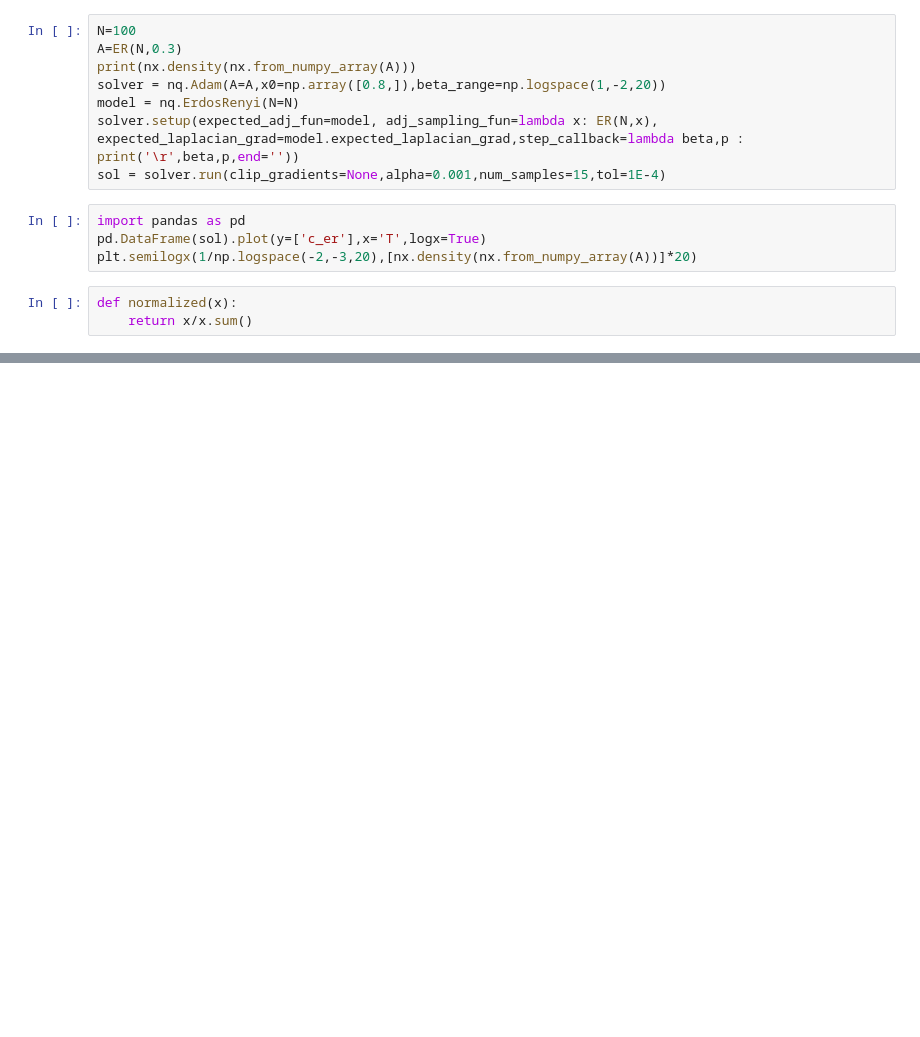
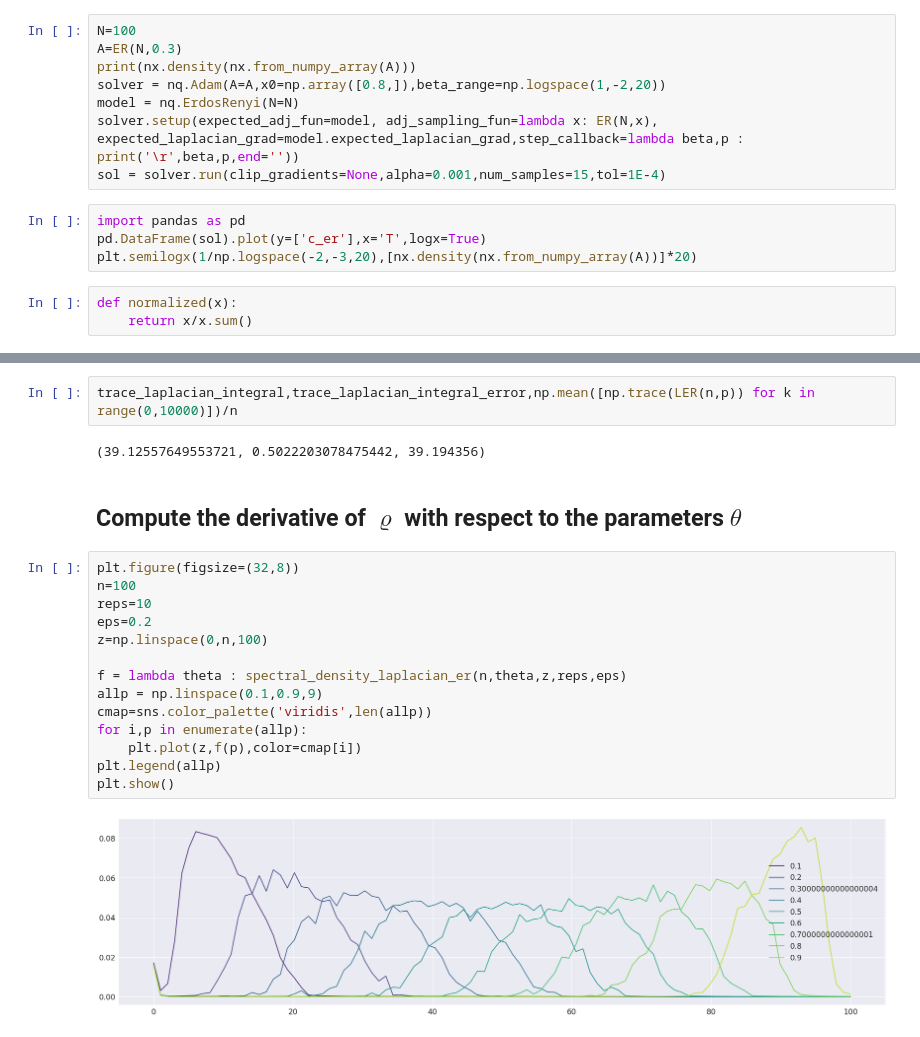
Before and after one commit to CarloNicolini/networkqit, a Jupyter notebook: notebooks/Quenched_vs_annealed_vs_randomfield.ipynb, the cells around one changed output, grey strips where cells are left out. Saved outputs shown, nothing was run; the diff lists cells and outputs as text; blank space fills up the shorter version.

```diff
--- a/notebooks/Quenched_vs_annealed_vs_randomfield.ipynb
+++ b/notebooks/Quenched_vs_annealed_vs_randomfield.ipynb
@@ -154,0 +205,22 @@ plt.show()
+# %%
+trace_laplacian_integral,trace_laplacian_integral_error,np.mean([np.trace(LER(n,p)) for k in range(0,10000)])/n
+# %% [output]
+(39.12557649553721, 0.5022203078475442, 39.194356)
+# %% [markdown]
+## Compute the derivative of $\varrho$ with respect to the parameters $\theta$
+# %%
+plt.figure(figsize=(32,8))
+n=100
+reps=10
+eps=0.2
+z=np.linspace(0,n,100)
+
+f = lambda theta : spectral_density_laplacian_er(n,theta,z,reps,eps)
+allp = np.linspace(0.1,0.9,9)
+cmap=sns.color_palette('viridis',len(allp))
+for i,p in enumerate(allp):
+    plt.plot(z,f(p),color=cmap[i])
+plt.legend(allp)
+plt.show()
+# %% [output]
+[figure, added]
```
Also changed, not shown: parts of 17 cells of this notebook, 2 other files.
